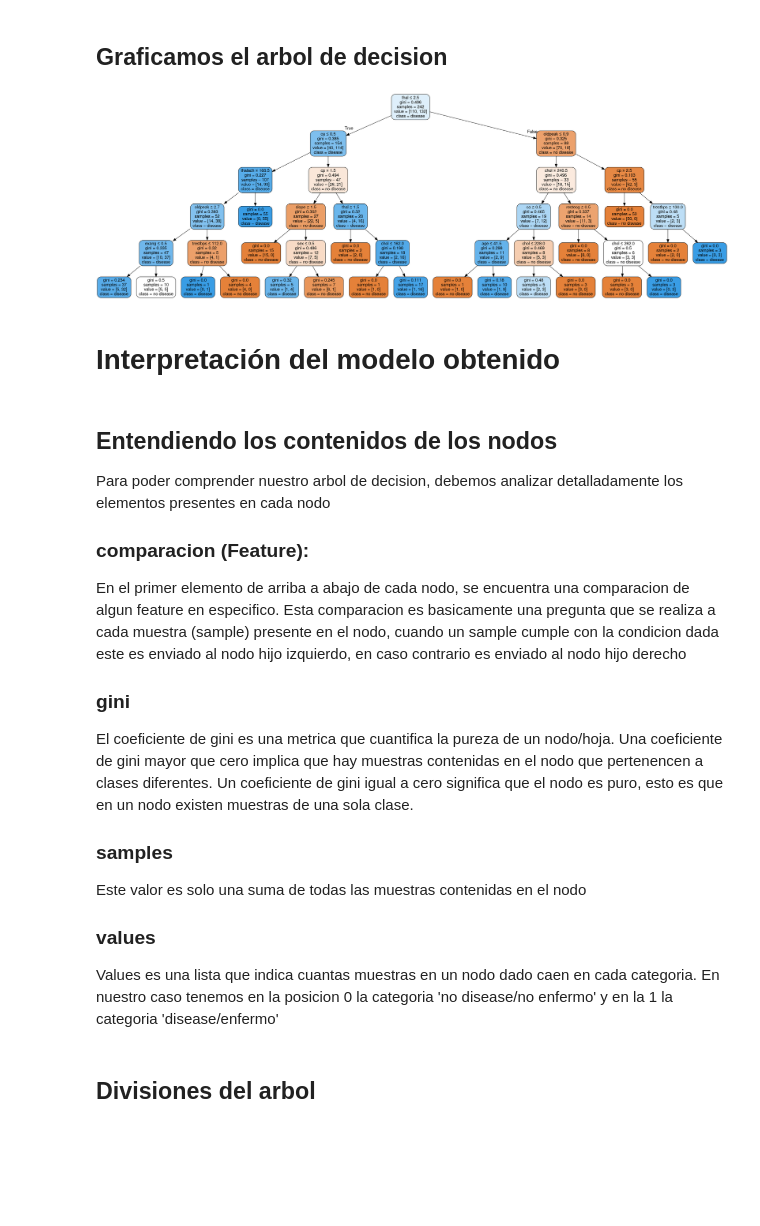
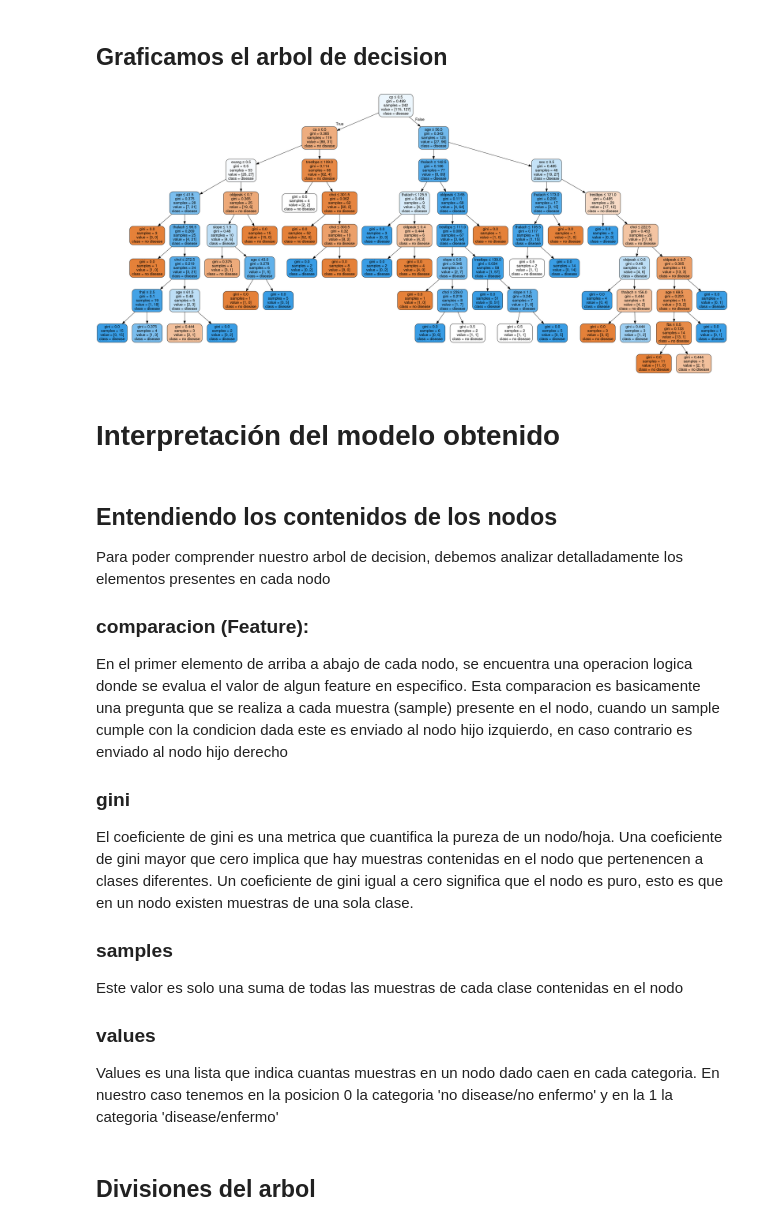
Before and after one commit to emyesme/HeartDiseaseDT-NB-NN, a Jupyter notebook: IA.ipynb, the cells around one changed output. Cells and saved outputs as stored; diff of their text form; code cells hidden in the pictures; blank space fills up the shorter version.

Commit message:
fix decision tree graph not showing

```diff
--- a/IA.ipynb
+++ b/IA.ipynb
@@ -315,17 +313,17 @@ Text(0.5, 1.0, 'Matriz de Confusión')
 ## Graficamos el arbol de decision
 # %%
 dot_data = StringIO()
-export_graphviz(model1,
+export_graphviz(modelDesicionTree,
                 out_file=dot_data,
                 filled=True,
                 rounded=True,
                 feature_names = list(dataset.columns[:13]),
                 class_names = ['no disease','disease'],
                 special_characters=True)
 graph = pydotplus.graph_from_dot_data(dot_data.getvalue())
 Image(graph.create_png())
 # %% [output]
-[figure, old version]
+[figure, new version]
 # %% [markdown]
 # Interpretación del modelo obtenido
 # %% [markdown]
@@ -333,13 +331,13 @@ Image(graph.create_png())
 Para poder comprender nuestro arbol de decision, debemos analizar detalladamente los elementos presentes en cada nodo
 
 ### comparacion (Feature):
-En el primer elemento de arriba a abajo de cada nodo, se encuentra una comparacion de algun feature en especifico. Esta comparacion es basicamente una pregunta que se realiza a cada muestra (sample) presente en el nodo, cuando un sample cumple con la condicion dada este es enviado al nodo hijo izquierdo, en caso contrario es enviado al nodo hijo derecho
+En el primer elemento de arriba a abajo de cada nodo, se encuentra una operacion logica donde se evalua el valor de algun feature en especifico. Esta comparacion es basicamente una pregunta que se realiza a cada muestra (sample) presente en el nodo, cuando un sample cumple con la condicion dada este es enviado al nodo hijo izquierdo, en caso contrario es enviado al nodo hijo derecho
 
 ### gini
 El coeficiente de gini es una metrica que cuantifica la pureza de un nodo/hoja. Una coeficiente de gini mayor que cero implica que hay muestras contenidas en el nodo que pertenencen a clases diferentes. Un coeficiente de gini igual a cero significa que el nodo es puro, esto es que en un nodo existen muestras de una sola clase.
 
 ### samples
-Este valor es solo una suma de todas las muestras contenidas en el nodo
+Este valor es solo una suma de todas las muestras de cada clase contenidas en el nodo
 
 ### values
 Values es una lista que indica cuantas muestras en un nodo dado caen en cada categoria. En nuestro caso tenemos en la posicion 0 la categoria 'no disease/no enfermo' y en la 1 la categoria 'disease/enfermo'
```
Also changed, not shown: parts of 3 cells of this notebook.
